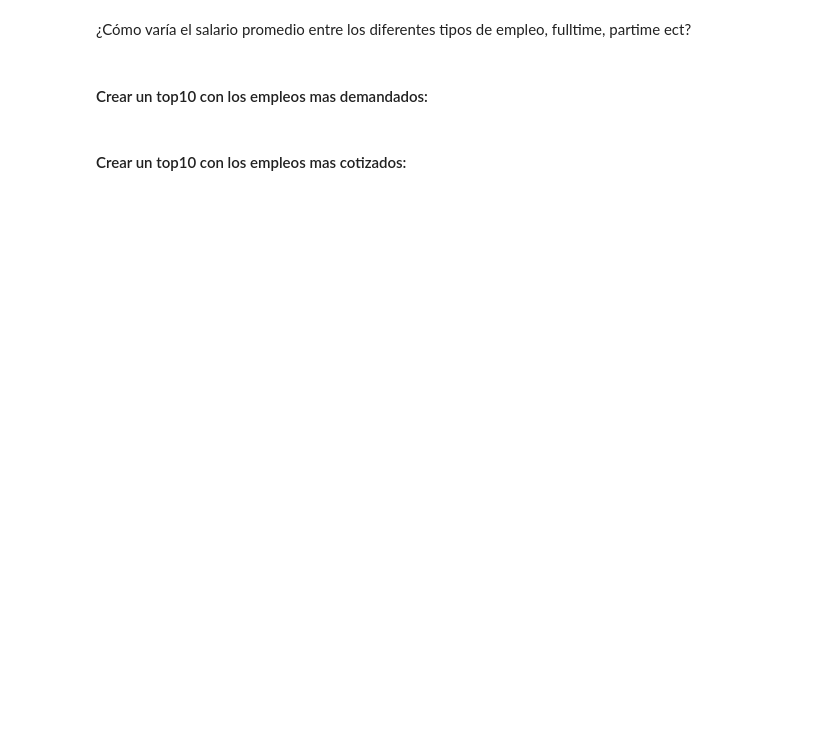
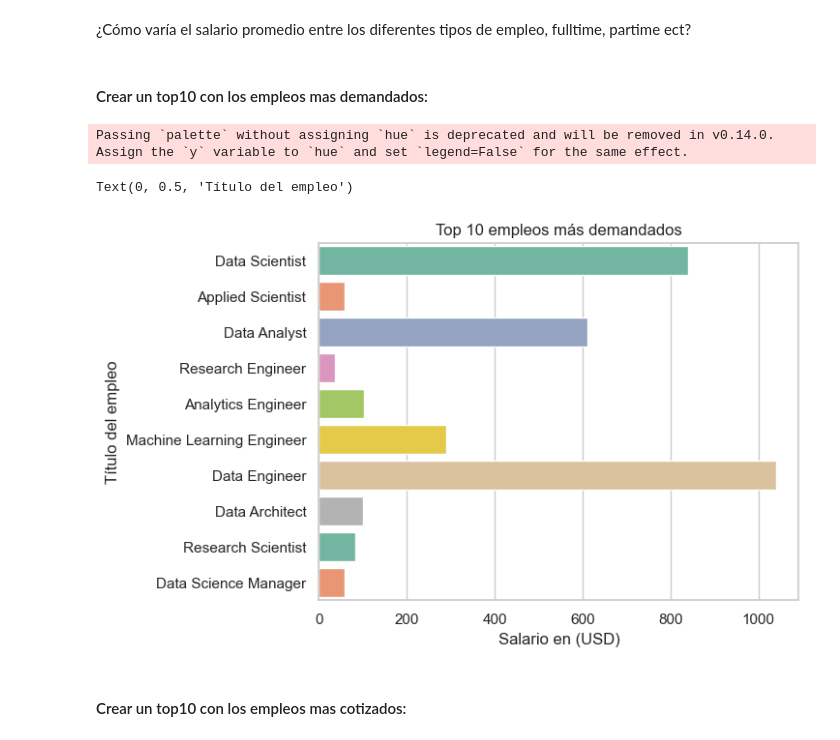
Before and after one commit to xAlbeeerto3/Visualizacion-de-datos-aplicados-a-Data-Science-Salaries-2023, a Jupyter notebook: plotly_ejercicios.ipynb, the cells around one changed output. Saved outputs shown, nothing was run; the diff lists cells and outputs as text; code cells hidden in the pictures; blank space fills up the shorter version.

```diff
--- a/plotly_ejercicios.ipynb
+++ b/plotly_ejercicios.ipynb
@@ -400,2 +401,14 @@ fig.show()
+# %%
+top_10_empleos_demandados = df.job_title.value_counts()[:10].index.tolist()
+
+sns.countplot(data=df[df.job_title.isin(top_10_empleos_demandados)], y='job_title', palette='Set2')
+
+plt.title('Top 10 empleos más demandados')
+plt.xlabel('Salario en (USD)')
+plt.ylabel('Título del empleo')
+# %% [output]
+Passing `palette` without assigning `hue` is deprecated and will be removed in v0.14.0. Assign the `y` variable to `hue` and set `legend=False` for the same effect.
+Text(0, 0.5, 'Título del empleo')
+[figure, added]
 # %% [markdown]
 ####  Crear un top10 con los empleos mas cotizados:
```
Also changed, not shown: parts of 10 cells of this notebook.
